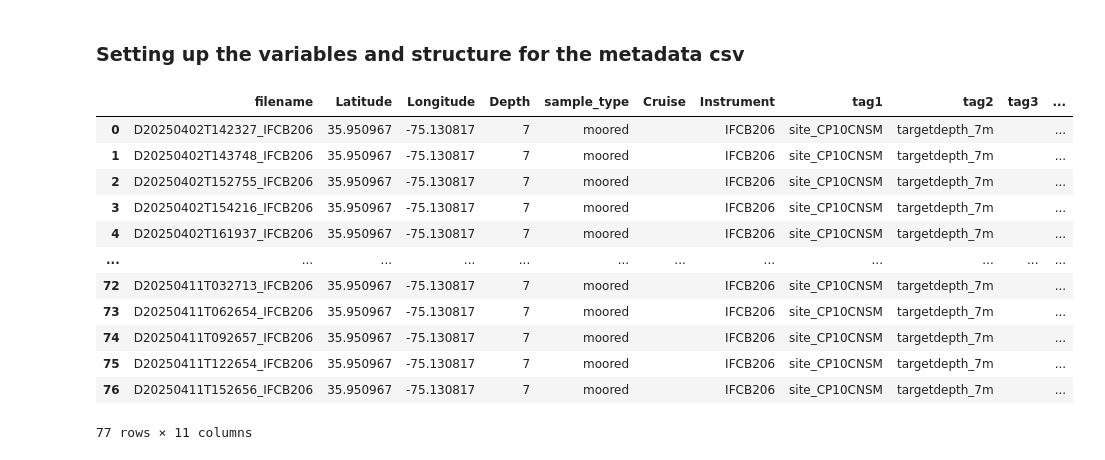
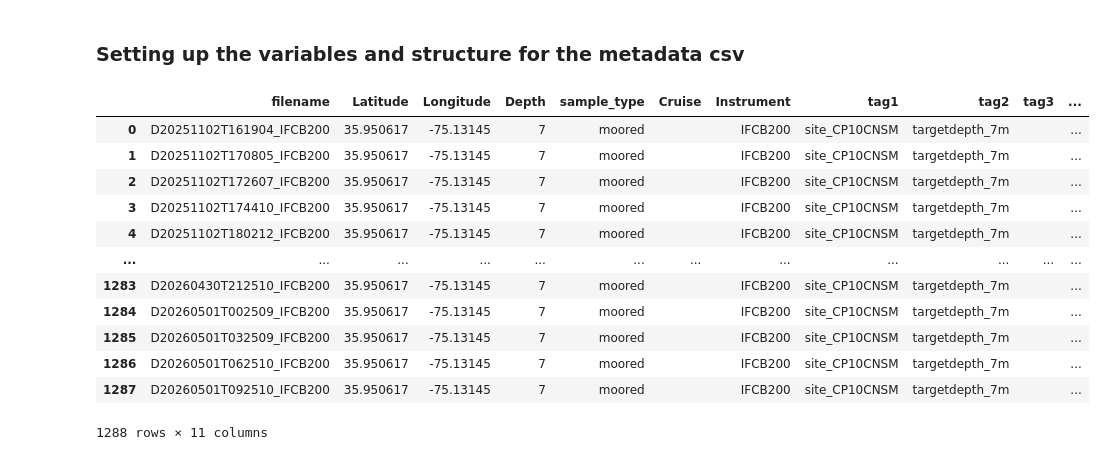
Before and after one commit to sauuyer/ifcb-parsing-processing, a Jupyter notebook: IFCB_Log_Notebooks/IFCB_Dashboard_Metadata_CSV_moored.ipynb, the cells around one changed output. Drawn from its saved outputs; the diff is of its cells as text; code cells hidden in the pictures.

```diff
--- a/IFCB_Log_Notebooks/IFCB_Dashboard_Metadata_CSV_moored.ipynb
+++ b/IFCB_Log_Notebooks/IFCB_Dashboard_Metadata_CSV_moored.ipynb
@@ -153,47 +153,47 @@ if __name__ == "__main__":
 ### Setting up the variables and structure for the metadata csv
 # %%
 # these are the variables that will need to be updated per recovery
-cnsm_surveyed_anchor_position_lat = 35.950967 # taken from Pioneer 22 QLR
-cnsm_surveyed_anchor_position_lon = -75.130817 # taken from Pioneer 22 QLR
+cnsm_surveyed_anchor_position_lat = 35.950617 # taken from Pioneer 23 QLR (CP10CNSM-00004 deployment)
+cnsm_surveyed_anchor_position_lon = -75.1314500 # taken from Pioneer 23 QLR (CP10CNSM-00004 deployment)
 cruise = 'AR100' # while there is technically no cruise number for moored plims data, this instance of cruise number is used in the file name
 ifcb_instrument_num = 'IFCB200' # use format: IFCBXXX
 metadata_rows = []
 
 columns_in_metadata_csv = ['filename', 'Latitude', 'Longitude', 'Depth', 'sample_type', 'Cruise', 'Instrument', 'tag1', 'tag2', 'tag3','tag4']
 
 for fname in filenames:
     row = {
         'filename': fname.replace('.hdr', ''),
         'Latitude': cnsm_surveyed_anchor_position_lat,
         'Longitude': cnsm_surveyed_anchor_position_lon,
         'Depth': 7,
         'sample_type': 'moored',
         'Cruise': '',
         'Instrument': ifcb_instrument_num,
         'tag1': 'site_CP10CNSM',
         'tag2': 'targetdepth_7m',
         'tag3': '', # tag 3 is the second site tag in the shipboard IFCB metadta file, which is NA for moored data
         'tag4': '', # tag 4 and any subsequent tags are used for quality control tags and prefaced by "qc_" (e.g. qc_bad_focus)
     }
     metadata_rows.append(row)
 
 plims_metadata_df = pd.DataFrame(metadata_rows)
 
 plims_metadata_df
 # %% [output]
 |  | filename | Latitude | Longitude | Depth | sample_type | Cruise | Instrument | tag1 | tag2 | tag3 | ... |
-| 0 | D20250402T142327_IFCB206 | 35.950967 | -75.130817 | 7 | moored |  | IFCB206 | site_CP10CNSM | targetdepth_7m |  | ... |
-| 1 | D20250402T143748_IFCB206 | 35.950967 | -75.130817 | 7 | moored |  | IFCB206 | site_CP10CNSM | targetdepth_7m |  | ... |
-| 2 | D20250402T152755_IFCB206 | 35.950967 | -75.130817 | 7 | moored |  | IFCB206 | site_CP10CNSM | targetdepth_7m |  | ... |
-| 3 | D20250402T154216_IFCB206 | 35.950967 | -75.130817 | 7 | moored |  | IFCB206 | site_CP10CNSM | targetdepth_7m |  | ... |
-| 4 | D20250402T161937_IFCB206 | 35.950967 | -75.130817 | 7 | moored |  | IFCB206 | site_CP10CNSM | targetdepth_7m |  | ... |
+| 0 | D20251102T161904_IFCB200 | 35.950617 | -75.13145 | 7 | moored |  | IFCB200 | site_CP10CNSM | targetdepth_7m |  | ... |
+| 1 | D20251102T170805_IFCB200 | 35.950617 | -75.13145 | 7 | moored |  | IFCB200 | site_CP10CNSM | targetdepth_7m |  | ... |
+| 2 | D20251102T172607_IFCB200 | 35.950617 | -75.13145 | 7 | moored |  | IFCB200 | site_CP10CNSM | targetdepth_7m |  | ... |
+| 3 | D20251102T174410_IFCB200 | 35.950617 | -75.13145 | 7 | moored |  | IFCB200 | site_CP10CNSM | targetdepth_7m |  | ... |
+| 4 | D20251102T180212_IFCB200 | 35.950617 | -75.13145 | 7 | moored |  | IFCB200 | site_CP10CNSM | targetdepth_7m |  | ... |
 | ... | ... | ... | ... | ... | ... | ... | ... | ... | ... | ... | ... |
-| 72 | D20250411T032713_IFCB206 | 35.950967 | -75.130817 | 7 | moored |  | IFCB206 | site_CP10CNSM | targetdepth_7m |  | ... |
-| 73 | D20250411T062654_IFCB206 | 35.950967 | -75.130817 | 7 | moored |  | IFCB206 | site_CP10CNSM | targetdepth_7m |  | ... |
-| 74 | D20250411T092657_IFCB206 | 35.950967 | -75.130817 | 7 | moored |  | IFCB206 | site_CP10CNSM | targetdepth_7m |  | ... |
-| 75 | D20250411T122654_IFCB206 | 35.950967 | -75.130817 | 7 | moored |  | IFCB206 | site_CP10CNSM | targetdepth_7m |  | ... |
-| 76 | D20250411T152656_IFCB206 | 35.950967 | -75.130817 | 7 | moored |  | IFCB206 | site_CP10CNSM | targetdepth_7m |  | ... |
+| 1283 | D20260430T212510_IFCB200 | 35.950617 | -75.13145 | 7 | moored |  | IFCB200 | site_CP10CNSM | targetdepth_7m |  | ... |
+| 1284 | D20260501T002509_IFCB200 | 35.950617 | -75.13145 | 7 | moored |  | IFCB200 | site_CP10CNSM | targetdepth_7m |  | ... |
+| 1285 | D20260501T032509_IFCB200 | 35.950617 | -75.13145 | 7 | moored |  | IFCB200 | site_CP10CNSM | targetdepth_7m |  | ... |
+| 1286 | D20260501T062510_IFCB200 | 35.950617 | -75.13145 | 7 | moored |  | IFCB200 | site_CP10CNSM | targetdepth_7m |  | ... |
+| 1287 | D20260501T092510_IFCB200 | 35.950617 | -75.13145 | 7 | moored |  | IFCB200 | site_CP10CNSM | targetdepth_7m |  | ... |
-77 rows × 11 columns
+1288 rows × 11 columns
 # %%
 timestamp = datetime.now().strftime("%Y-%m-%d_%H%M%S")
 output_filename = f"Metadata_CSVs/{cruise}_moored_ifcb_dashboard_metadata_{timestamp}.csv"
```
Also changed, not shown: parts of 1 cell of this notebook, 1 other file.
